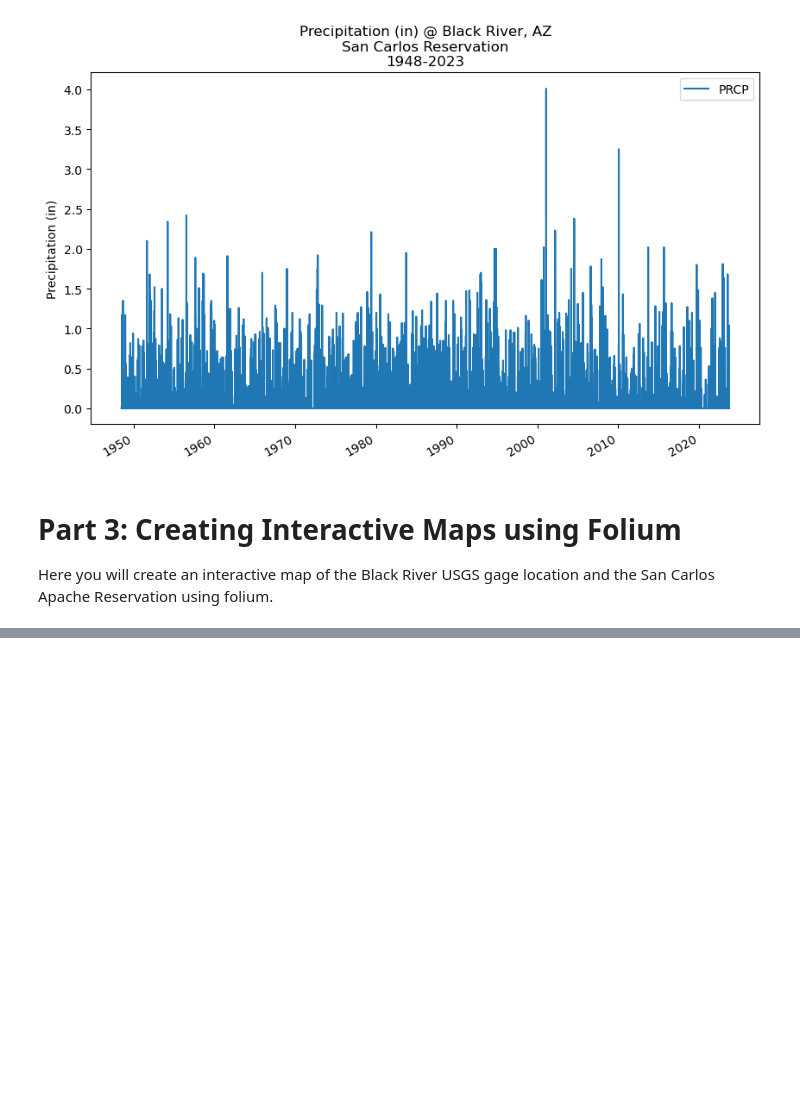
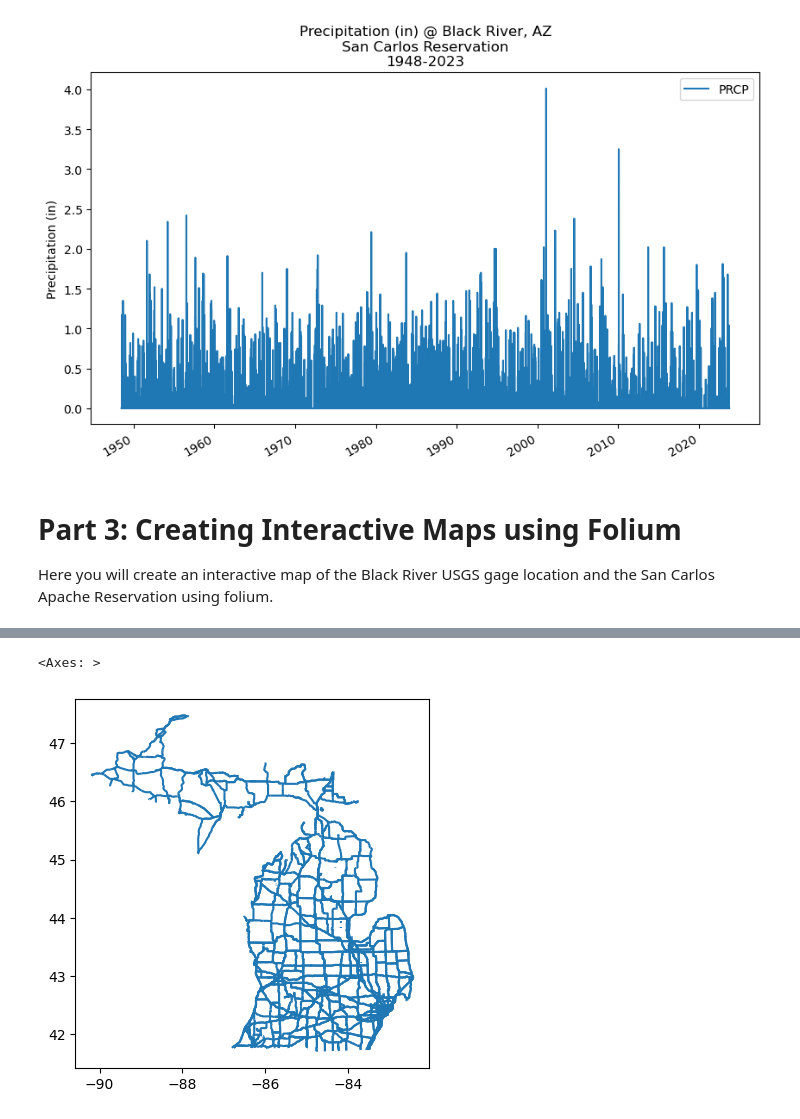
Before and after one commit to cu-esiil-edu/san-carlos-apache-college-demo-nquarder, a Jupyter notebook: san-carlos-apache-python-training.ipynb, the cells around one changed output, grey strips where cells are left out. Cells and saved outputs as stored; diff of their text form; code cells hidden in the pictures; blank space fills up the shorter version.

```diff
--- a/san-carlos-apache-python-training.ipynb
+++ b/san-carlos-apache-python-training.ipynb
@@ -296,3 +296,8 @@ m.save('map.html')
 m
 # %% [output]
 [interactive output not drawn]
+# %%
+mi_rds = 'https://www2.census.gov/geo/tiger/TIGER2019/PRISECROADS/tl_2019_26_prisecroads.zip'
+
+mi_rds_gdf = gpd.read_file(mi_rds)
+mi_rds_gdf
@@ -298,0 +318,5 @@ m
+# %%
+mi_rds_gdf.plot()
+# %% [output]
+<Axes: >
+[figure, added]
```
Also changed, not shown: parts of 1 cell of this notebook.
